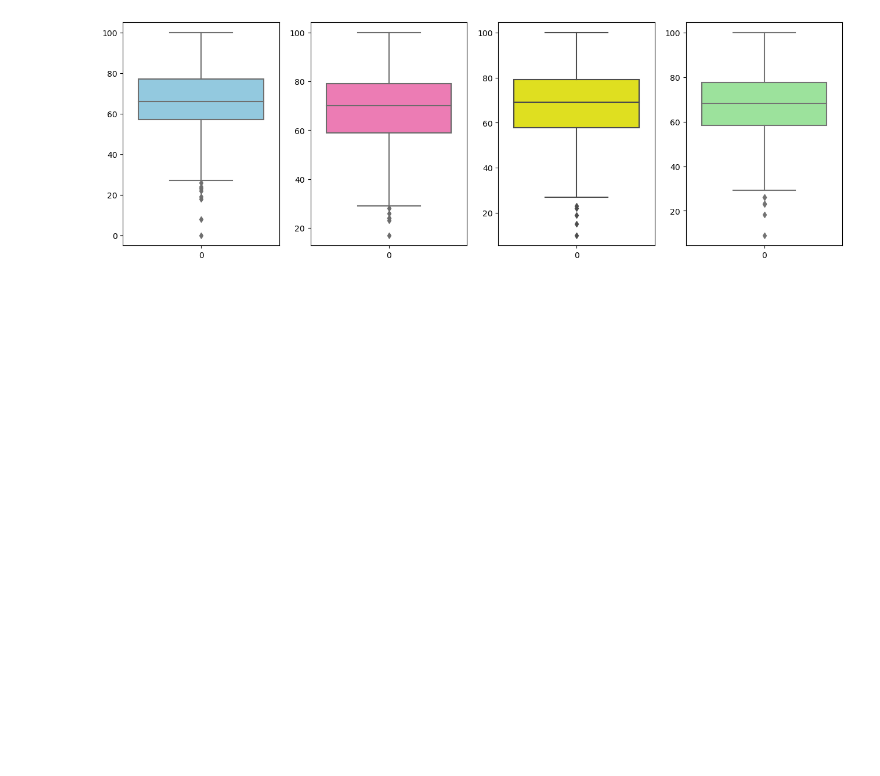
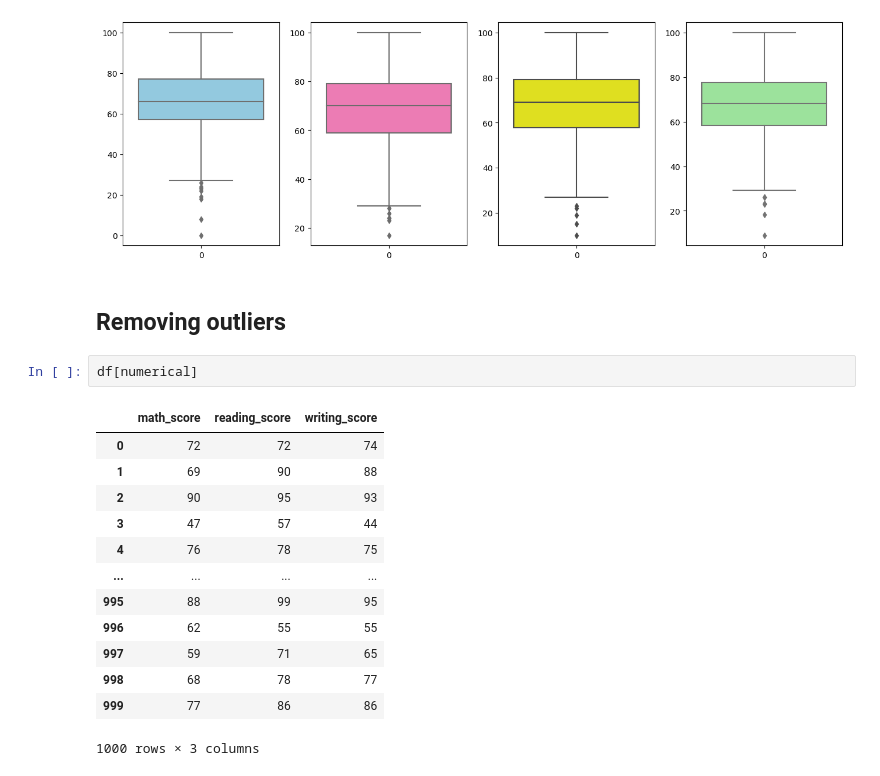
Before and after one commit to Pruthvicv/MLProject, a Jupyter notebook: notebook/EDA.ipynb, the cells around one changed output. Saved outputs shown, nothing was run; the diff lists cells and outputs as text; blank space fills up the shorter version.

```diff
--- a/notebook/EDA.ipynb
+++ b/notebook/EDA.ipynb
@@ -299,3 +299,21 @@ sns.boxplot(df['average'],color='lightgreen')
 plt.show()
 # %% [output]
 [figure]
+# %% [markdown]
+## Removing outliers
+# %%
+df[numerical]
+# %% [output]
+|  | math_score | reading_score | writing_score |
+| 0 | 72 | 72 | 74 |
+| 1 | 69 | 90 | 88 |
+| 2 | 90 | 95 | 93 |
+| 3 | 47 | 57 | 44 |
+| 4 | 76 | 78 | 75 |
+| ... | ... | ... | ... |
+| 995 | 88 | 99 | 95 |
+| 996 | 62 | 55 | 55 |
+| 997 | 59 | 71 | 65 |
+| 998 | 68 | 78 | 77 |
+| 999 | 77 | 86 | 86 |
+1000 rows × 3 columns
```
Also changed, not shown: parts of 4 cells of this notebook.
